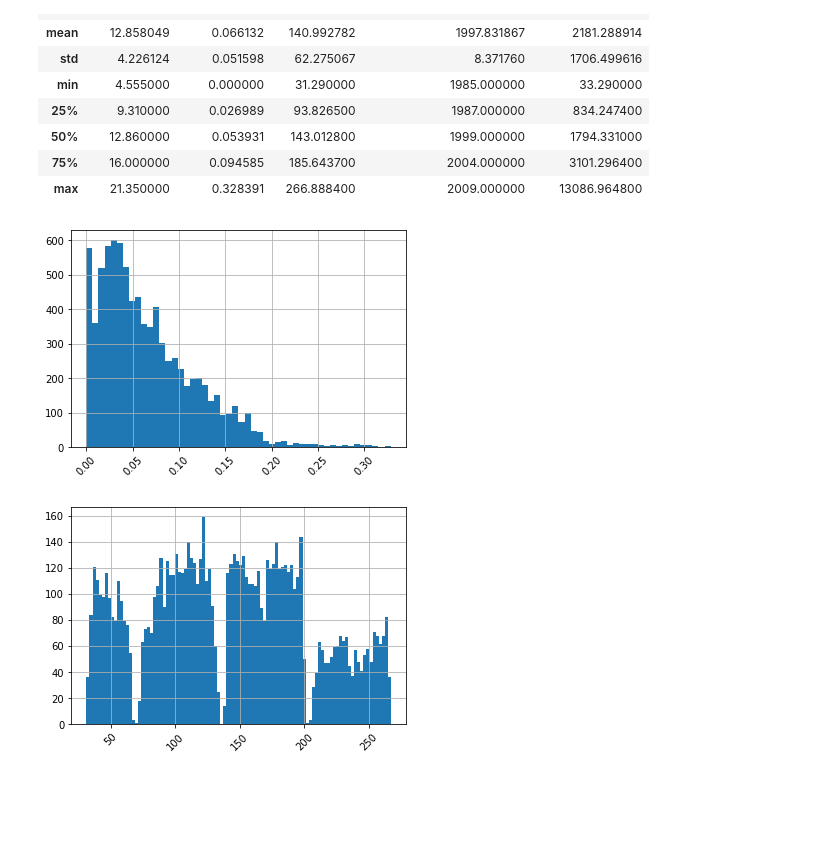
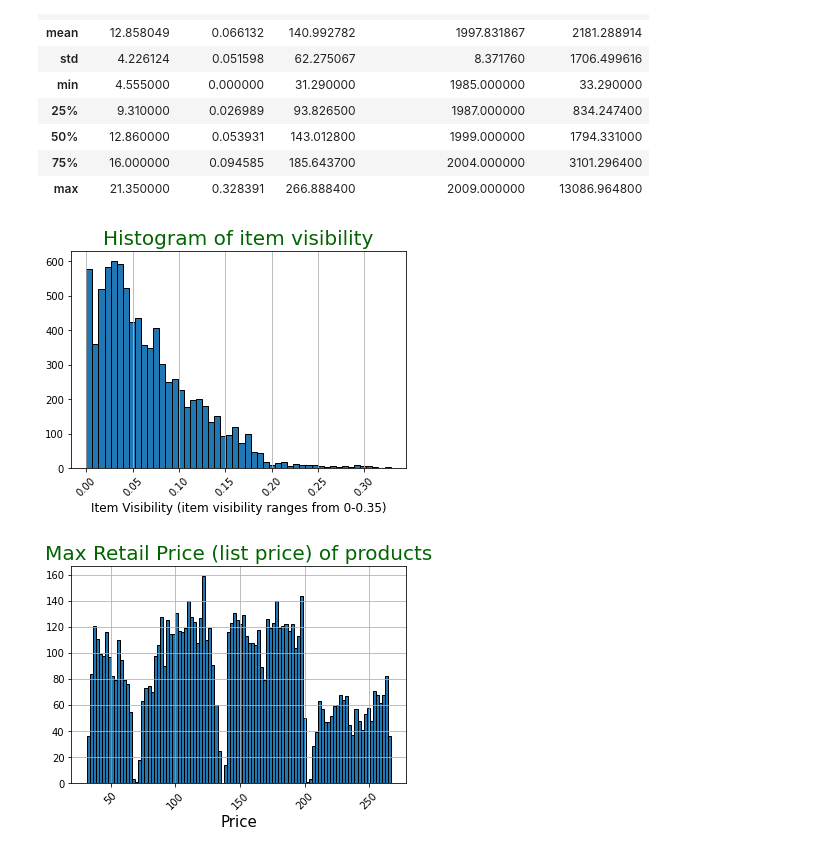
Before and after one commit to ivnizhnik/Sales_Predictions_DataScienceProject, a Jupyter notebook: Sales_Predictions_DataScienceProject.ipynb, the cells around one changed output. Saved outputs shown, nothing was run; the diff lists cells and outputs as text; code cells hidden in the pictures; blank space fills up the shorter version.

```diff
--- a/Sales_Predictions_DataScienceProject.ipynb
+++ b/Sales_Predictions_DataScienceProject.ipynb
@@ -499,20 +499,25 @@ df.describe()
 # %%
 # The goal of this is to help you understand the data as it relates to the  products and outlets that play crucial roles in increasing sales.
 
 # For Part3, your task is to complete any statistical analyses that might help you understand, explain, or model with your data. This must include at least one of each:
 
 # Histogram to view the distributions of various features in your dataset.
 # Boxplot to view statistical summaries of various features in your dataset.
 # Heatmap of the correlation between features.
 
-df['Item_Visibility'].hist(bins=50)
+df['Item_Visibility'].hist(bins=50, edgecolor='black')
+plt.title('Histogram of item visibility', fontsize = 20, c='darkgreen')
 plt.xticks(rotation = 45)
+plt.xlabel('Item Visibility (item visibility ranges from 0-0.35)', fontsize = 12)
+plt.grid(axis = 'y')
 plt.ticklabel_format(useOffset=False, style='plain')
 # %% [output]
-[figure, old version]
+[figure, new version]
 # %%
-df['Item_MRP'].hist(bins=100)
+df['Item_MRP'].hist(bins=100, edgecolor='black')
 plt.xticks(rotation = 45)
+plt.title('Max Retail Price (list price) of products', fontsize = 20, c='darkgreen')
+plt.xlabel('Price', fontsize = 15)
 plt.ticklabel_format(useOffset=False, style='plain')
 # %% [output]
-[figure, old version]
+[figure, new version]
```
Also changed, not shown: parts of 11 cells of this notebook.
